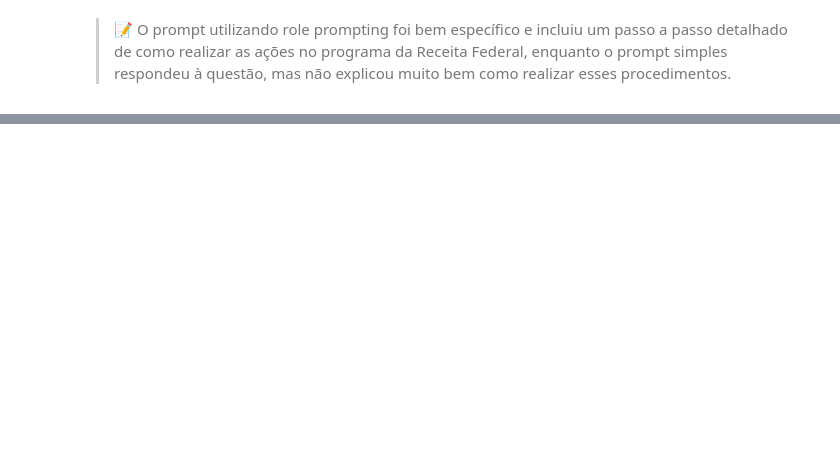
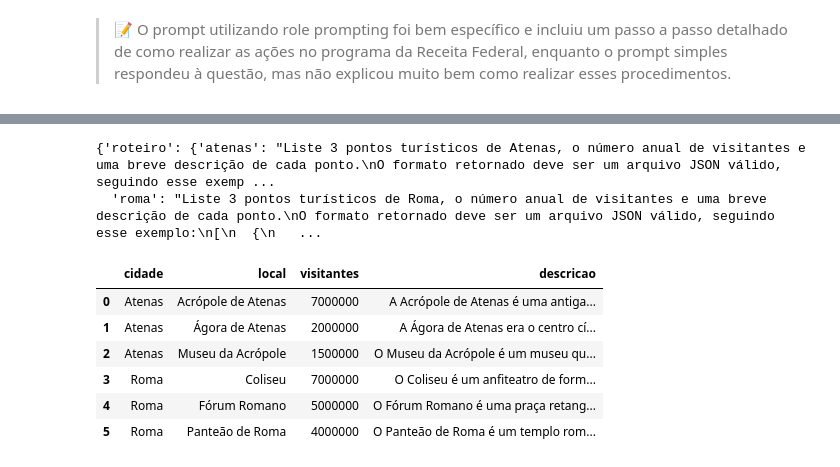
Before and after one commit to RafaelOlivra/infnet-tp2-engenharia-de-prompts, a Jupyter notebook: notebooks/tp2.ipynb, the cells around one changed output, grey strips where cells are left out. Saved outputs shown, nothing was run; the diff lists cells and outputs as text; code cells hidden in the pictures; blank space fills up the shorter version.

````diff
--- a/notebooks/tp2.ipynb
+++ b/notebooks/tp2.ipynb
@@ -539,0 +579,6 @@ Como devo informar os pagamentos de plano de saúde no meu imposto de renda?
+# %%
+from IPython.display import display, Markdown
+
+# Exibe os roteiros gerados
+for roteiro in roteiros_json:
+    display(Markdown(roteiro))
@@ -539,0 +622,48 @@ Como devo informar os pagamentos de plano de saúde no meu imposto de renda?
+# %%
+import yaml
+
+# Carrega o arquivo yaml
+with open("../data/roteiro-exec-12.yaml", encoding="utf8") as stream:
+    try:
+        config = yaml.safe_load(stream)
+    except yaml.YAMLError as e:
+        print(e)
+
+config
+# %% [output]
+{'roteiro': {'atenas': "Liste 3 pontos turísticos de Atenas, o número anual de visitantes e uma breve descrição de cada ponto.\nO formato retornado deve ser um arquivo JSON válido, seguindo esse exemp ...
+  'roma': "Liste 3 pontos turísticos de Roma, o número anual de visitantes e uma breve descrição de cada ponto.\nO formato retornado deve ser um arquivo JSON válido, seguindo esse exemplo:\n[\n  {\n   ...
+# %%
+import google.generativeai as genai
+import os
+import json
+import pandas as pd
+
+genai.configure(api_key=os.environ["GEMINI_API_KEY"])
+model = genai.GenerativeModel("gemini-1.5-flash")
+
+roteiros_json = []
+
+# Executa o prompt do YAML
+for cidade in config["roteiro"]:
+    response = model.generate_content(config["roteiro"][cidade])
+    roteiros_json.append(
+        json.loads(response.text.replace("```json", "").replace("```", ""))
+    )
+# %%
+# Merge dos roteiros
+roteiros = []
+for roteiro in roteiros_json:
+    roteiros.extend(roteiro)
+
+# Cria o DataFrame
+roteiros_df = pd.DataFrame(roteiros)
+roteiros_df
+# %% [output]
+|  | cidade | local | visitantes | descricao |
+| 0 | Atenas | Acrópole de Atenas | 7000000 | A Acrópole de Atenas é uma antiga... |
+| 1 | Atenas | Ágora de Atenas | 2000000 | A Ágora de Atenas era o centro cí... |
+| 2 | Atenas | Museu da Acrópole | 1500000 | O Museu da Acrópole é um museu qu... |
+| 3 | Roma | Coliseu | 7000000 | O Coliseu é um anfiteatro de form... |
+| 4 | Roma | Fórum Romano | 5000000 | O Fórum Romano é uma praça retang... |
+| 5 | Roma | Panteão de Roma | 4000000 | O Panteão de Roma é um templo rom... |
````
Also changed, not shown: parts of 10 cells of this notebook, 5 other files.
